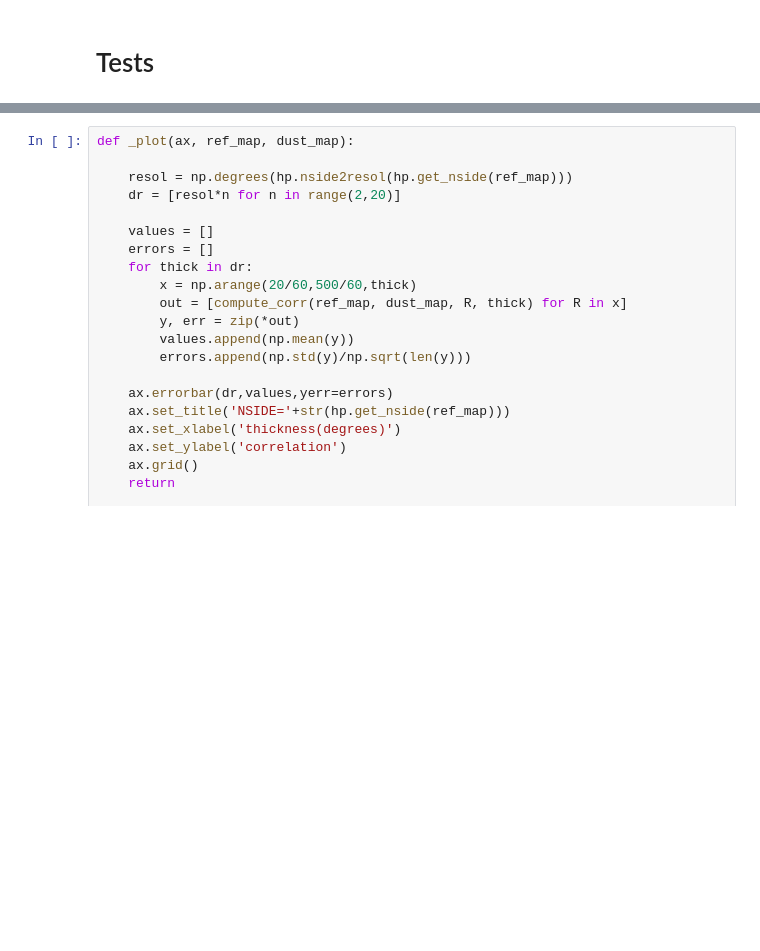
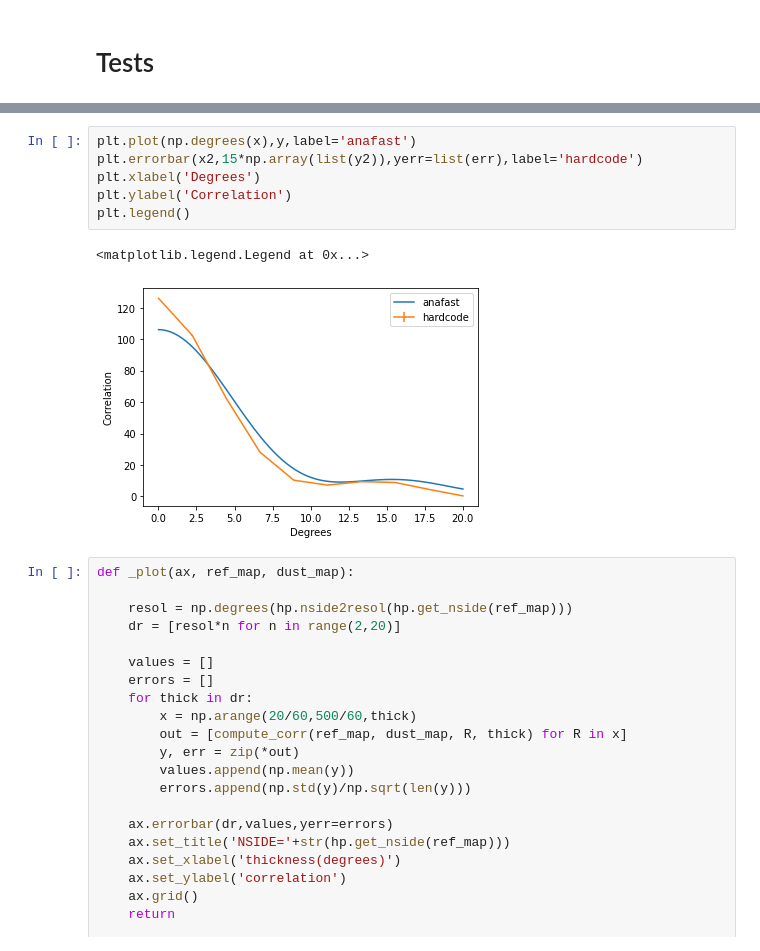
Before and after one commit to williamlaplante/SynchrotronMaps, a Jupyter notebook: code/notebooks/Two-point-correlation-function.ipynb, the cells around one changed output, grey strips where cells are left out. Saved outputs shown, nothing was run; the diff lists cells and outputs as text; blank space fills up the shorter version.

```diff
--- a/code/Two-point-correlation-function.ipynb
+++ b/code/notebooks/Two-point-correlation-function.ipynb
@@ -149,3 +135,12 @@ array([17, 18, 19, 20, 21, 28, 29, 30, 31, 36, 37, 38, 39, 40, 41, 42, 43,
+# %%
+plt.plot(np.degrees(x),y,label='anafast')
+plt.errorbar(x2,15*np.array(list(y2)),yerr=list(err),label='hardcode')
+plt.xlabel('Degrees')
+plt.ylabel('Correlation')
+plt.legend()
+# %% [output]
+<matplotlib.legend.Legend at 0x...>
+[figure, added]
 # %%
 def _plot(ax, ref_map, dust_map):
 
```
Also changed, not shown: parts of 11 cells of this notebook, 10 other files.
